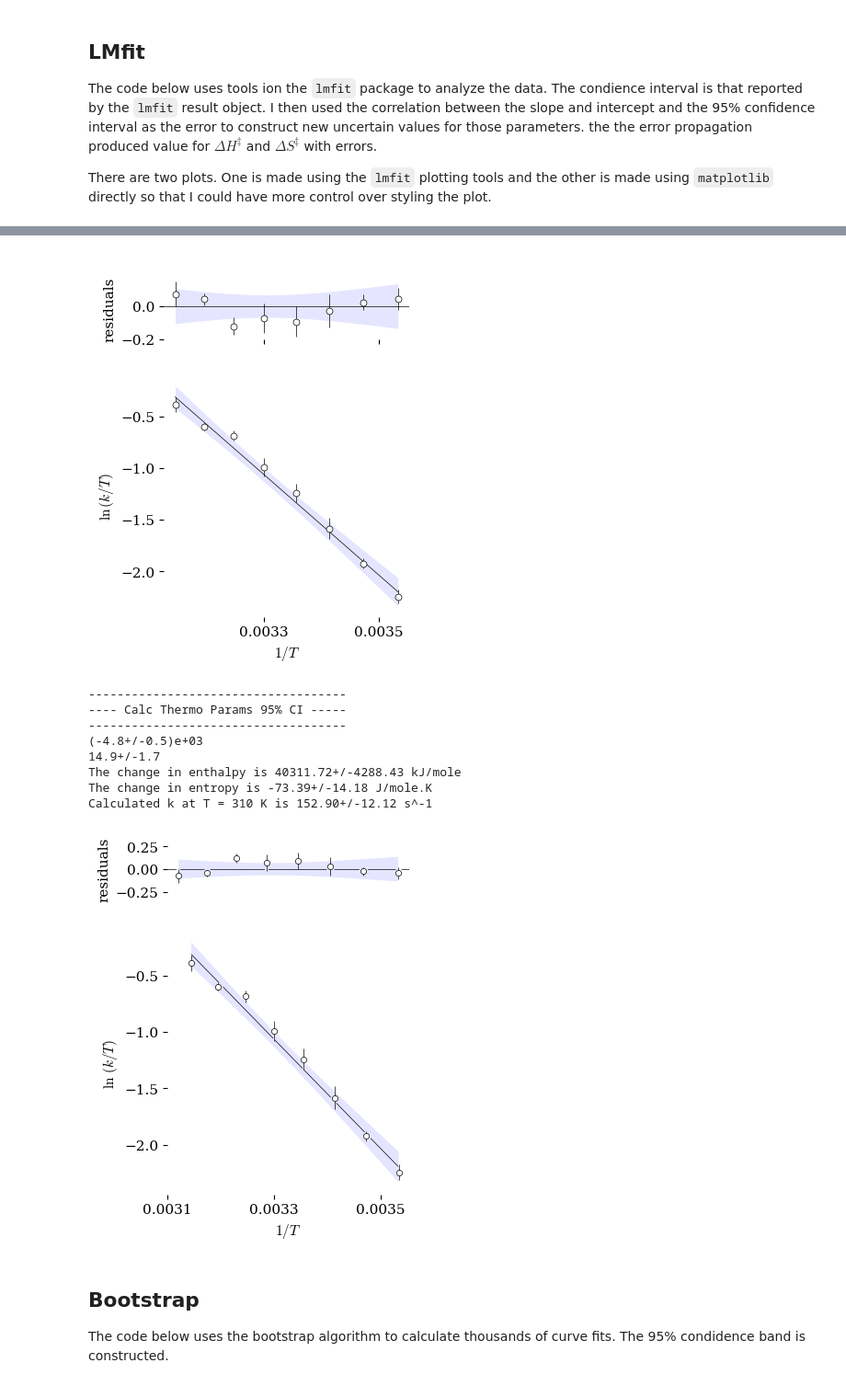
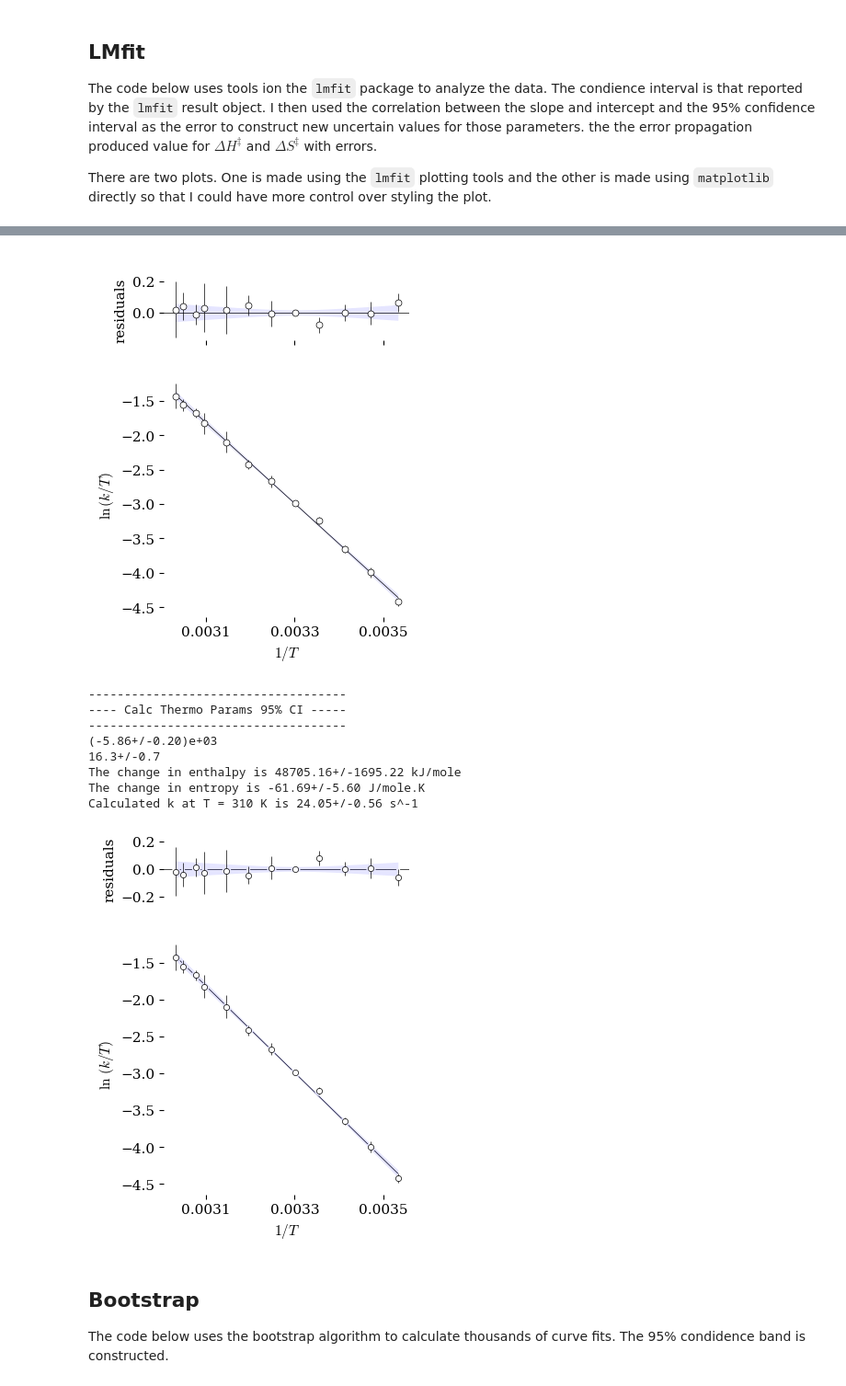
Before and after one commit to blinkletter/PythonPresentation, a Jupyter notebook: 03F_Final_Plots.ipynb, the cells around one changed output, grey strips where cells are left out. Shown at 92% size. Cells and saved outputs as stored; diff of their text form; code cells hidden in the pictures.

```diff
--- a/03F_Final_Plots.ipynb
+++ b/03F_Final_Plots.ipynb
@@ -294,8 +298,8 @@ There are two plots. One is made using the `lmfit` plotting tools and the other
 ######################
 
 datafile = "Eryingdata1.csv"   # change this file for new data
-datafile = "Eryingdata2.csv"   # change this file for new data
-datafile = "Eryingdata3.csv"   # change this file for new data
+#datafile = "Eryingdata2.csv"   # change this file for new data
+#datafile = "Eryingdata3.csv"   # change this file for new data
 #datafile = "Eryingdata4.csv"   # change this file for new data
 
 data = pd.read_csv(location_data+datafile,
@@ -519,17 +523,13 @@ ax[1].plot(x_0,unp.nominal_values(best_fit_y),
 ######################
 #### Create Confidence band upper and lower bounds
 ######################
-sigma = 2
 
-# upper and lower bounds of uncertain kobs as float values
-fit_up = unp.nominal_values(best_fit_y) + unp.std_devs(best_fit_y)
-fit_dn = unp.nominal_values(best_fit_y) - unp.std_devs(best_fit_y)
-
-# make filled band
-ax[1].fill_between(x_0, fit_up, fit_dn,
-                   facecolor="blue", alpha=0.1, zorder = 2,
-                   label="confidence interval")
-
+ax[1].fill_between(x_0, y_0-dely_0, y_0+dely_0,
+                   linewidth=0, color='blue', alpha = 0.1, zorder=2
+                   )
+ax[0].fill_between(x_0, -dely_0, dely_0,
+                   linewidth=0, color='blue', alpha = 0.1, zorder=2
+                   )
 # Add error bars
 ### White background graphics
 ax[1].errorbar(x, y, yerr=y_err*sigma, xerr=None, fmt="None",
@@ -571,10 +571,6 @@ ax[0].errorbar(x, residuals, yerr=y_err*sigma, xerr=None, fmt="None",
              #  capsize=2, capthick=0.5,
                zorder=2)
 
-# make filled band
-ax[0].fill_between(x_0, unp.std_devs(best_fit_y) , -unp.std_devs(best_fit_y) ,
-                   facecolor="blue", alpha=0.1, zorder = 1,
-                   linewidth = 0, label="confidence interval")
 
 ### Other elements
 ax[0].axhline(0, color='black', linewidth=0.5, zorder = 0)
@@ -615,13 +615,13 @@ calculate k at T=310 K is 152.90+/-4.82
-[figure, old version]
+[figure, new version]
 ------------------------------------
 ---- Calc Thermo Params 95% CI -----
 ------------------------------------
-(-4.8+/-0.5)e+03
-14.9+/-1.7
-The change in enthalpy is 40311.72+/-4288.43 kJ/mole
-The change in entropy is -73.39+/-14.18 J/mole.K
-Calculated k at T = 310 K is 152.90+/-12.12 s^-1
+(-5.86+/-0.20)e+03
+16.3+/-0.7
+The change in enthalpy is 48705.16+/-1695.22 kJ/mole
+The change in entropy is -61.69+/-5.60 J/mole.K
+Calculated k at T = 310 K is 24.05+/-0.56 s^-1
-[figure, old version]
+[figure, new version]
 # %% [markdown]
 ## Bootstrap
 
```
Also changed, not shown: parts of 9 cells of this notebook, 9 other files.
